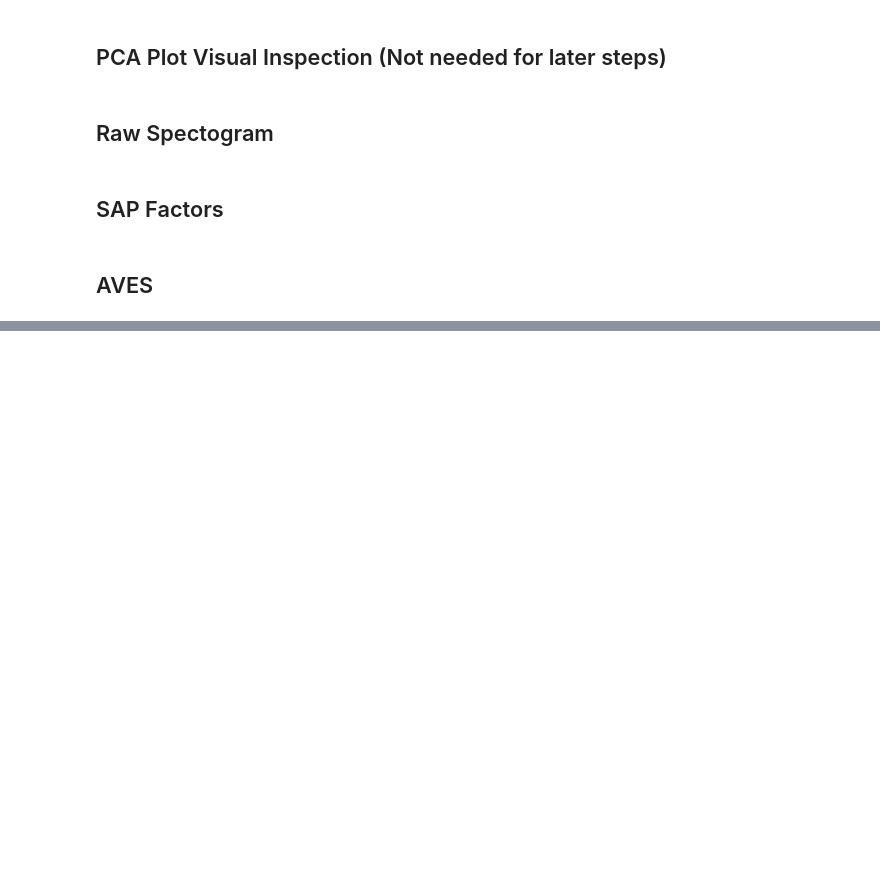
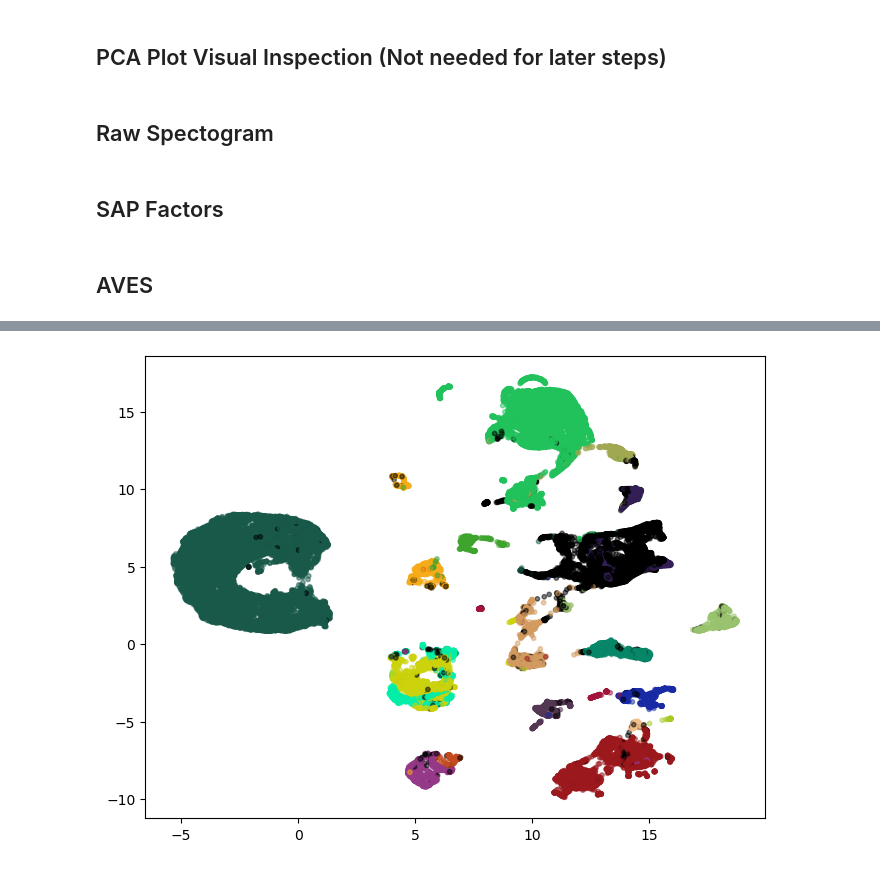
Before and after one commit to georgevenven/tweety_bert_paper, a Jupyter notebook: notebooks/Competing_Methods_FER.ipynb, the cells around one changed output, grey strips where cells are left out. Drawn from its saved outputs; the diff is of its cells as text; code cells hidden in the pictures; blank space fills up the shorter version.

Commit message:
AVES plotting fixed with mode pooling

```diff
--- a/notebooks/Competing_Methods_FER.ipynb
+++ b/notebooks/Competing_Methods_FER.ipynb
@@ -249,7 +249,7 @@ class AvesTorchaudioWrapper(nn.Module):
         return obj
 
     def forward(self, sig):
-        out = self.model.extract_features(sig)[0][-1]
+        out = self.model.extract_features(sig)[0][-6]
         return out
 
 model_path = "/home/george-vengrovski/Documents/data/AVES Data/aves-base-all.torchaudio.pt"
@@ -265,10 +265,6 @@ if sample_rate != 16000:
     resampler = torchaudio.transforms.Resample(orig_freq=sample_rate, new_freq=16000)
     waveform = resampler(waveform)
 
-print(waveform.shape)
-waveform = waveform[:,:16080]
-print(waveform.shape)
-
 # Forward pass through the model
 output = torchaudio_model.forward(waveform)
 print(output.shape)
@@ -361,0 +471,67 @@ plt.show()
+# %%
+import umap
+import pickle
+import umap as umap
+
+
+color_path = "/home/george-vengrovski/Documents/projects/tweety_bert_paper/files/category_colors_llb3.pkl"
+
+samples = 1000
+counter = 0
+
+labels_list = []
+activations_list = []
+
+while samples > counter:
+    counter+=1
+
+    file, label = (next(iter(umap_dataloader)))
+    output = torchaudio_model.forward(file)
+    # model output shape is batch, time bins, dims
+    adjusted_labels = adjust_labels(model_output_length=output.shape[1], labels=label)
+
+    output = output.reshape(-1, output.shape[-1]).cpu().detach().numpy()
+    adjusted_labels = adjusted_labels.reshape(-1, 1).cpu().detach().numpy()
+
+    labels_list.append(adjusted_labels)
+    activations_list.append(output)
+
+labels = np.concatenate(labels_list)
+activations = np.concatenate(activations_list)
+activations = np.nan_to_num(activations)
+
+with open(color_path, 'rb') as file:
+    color_map_data = pickle.load(file)
+
+label_to_color = {label: tuple(color) for label, color in color_map_data.items()}
+
+colors_for_points = []
+for label_row in labels:
+    if label_row.ndim > 0:
+        # If label_row is iterable (more than one dimension)
+        row_colors = [label_to_color[int(lbl)] for lbl in label_row]
+        avg_color = np.mean(row_colors, axis=0)
+    else:
+        # If label_row is a single integer (one dimension)
+        avg_color = label_to_color[int(label_row)]
+    colors_for_points.append(avg_color)
+
+reducer = umap.UMAP(random_state=42, n_neighbors=15, min_dist=0.05, n_components=2, metric='euclidean')
+embedding_outputs = reducer.fit_transform(activations)
+
+# Create the plot
+fig = plt.figure(figsize=(8, 6))
+plt.scatter(embedding_outputs[:, 0], embedding_outputs[:, 1], s=10, c=colors_for_points, alpha=.5)
+plt.show()
+# # Apply UMAP
+# reducer = umap.UMAP()
+# embedding = reducer.fit_transform(output[0].detach().cpu().numpy())
+
+# # Plotting
+# plt.scatter(embedding[:, 0], embedding[:, 1])
+# plt.title("UMAP Projection of Model Output")
+# plt.xlabel("UMAP 1")
+# plt.ylabel("UMAP 2")
+# plt.show()
+# %% [output]
+[figure, added]
```
Also changed, not shown: parts of 9 cells of this notebook, 8 other files.
